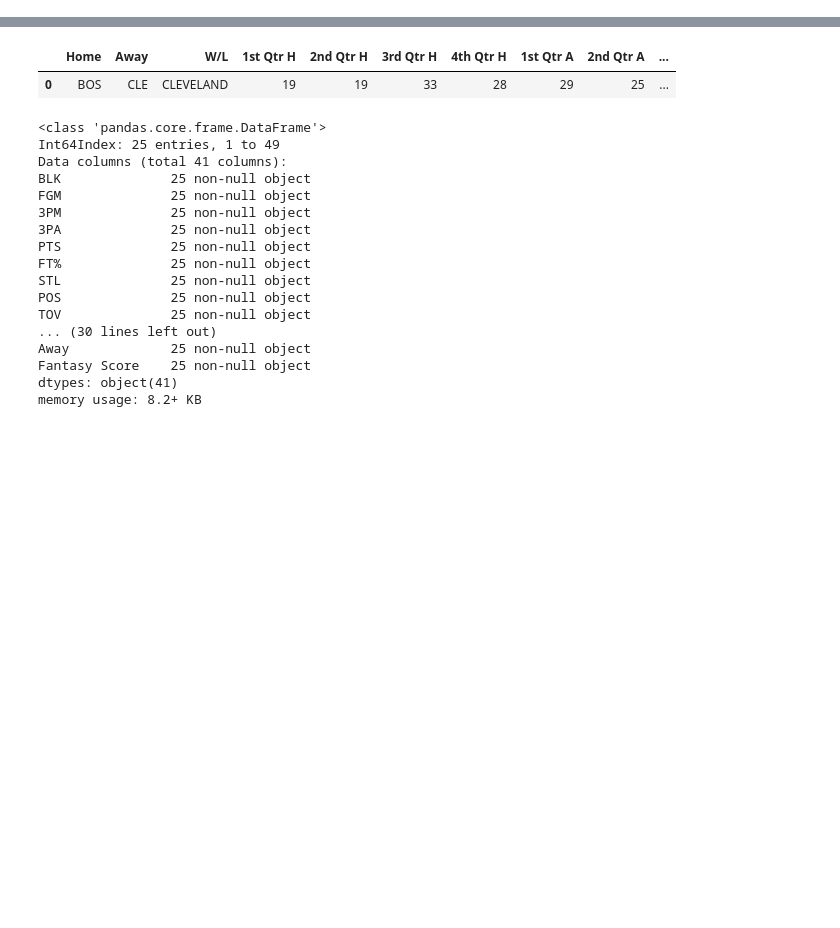
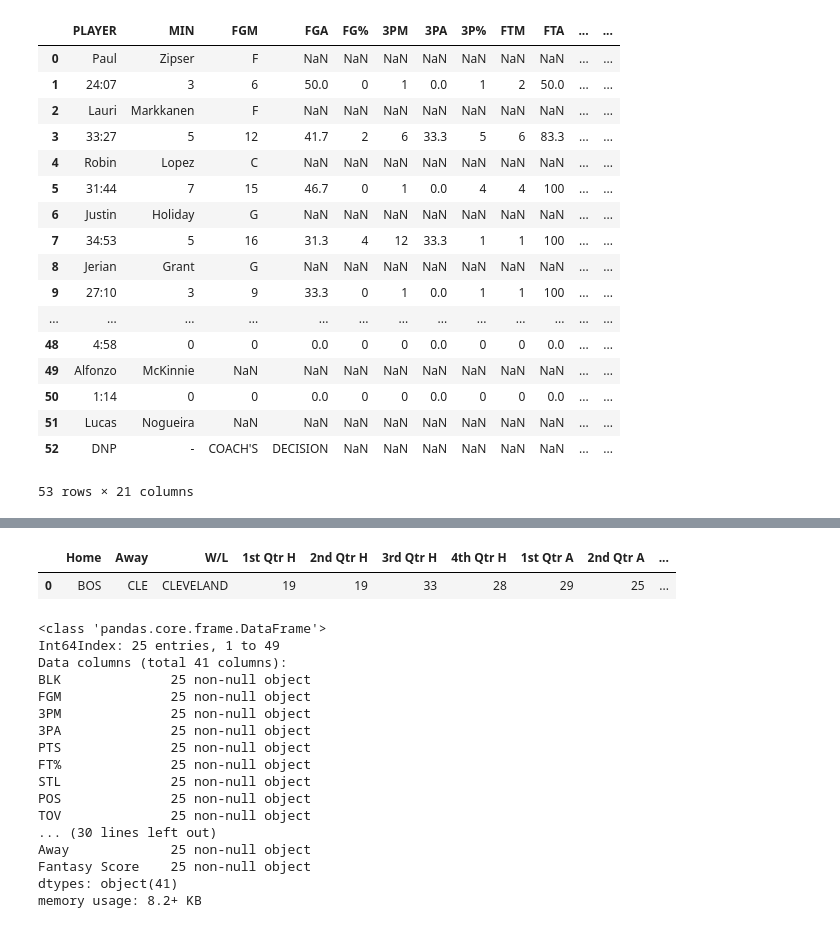
Before and after one commit to matgraham/nba, a Jupyter notebook: NBA_ML.ipynb, the cells around one changed output, grey strips where cells are left out. Saved outputs shown, nothing was run; the diff lists cells and outputs as text; code cells hidden in the pictures; blank space fills up the shorter version.

```diff
--- a/NBA_ML.ipynb
+++ b/NBA_ML.ipynb
@@ -18,6 +18,27 @@ statsDF = statsDF[statsDF.PLAYER != 'PLAYER']
 statsDF = statsDF[statsDF.PLAYER != 'Totals:']
 statsDF = statsDF[statsDF.PLAYER != 'INACTIVE']
 statsDF = statsDF.reset_index(drop=True)
+# %%
+statsDF
+# %% [output]
+|  | PLAYER | MIN | FGM | FGA | FG% | 3PM | 3PA | 3P% | FTM | FTA | ... | ... |
+| 0 | Paul | Zipser | F | NaN | NaN | NaN | NaN | NaN | NaN | NaN | ... | ... |
+| 1 | 24:07 | 3 | 6 | 50.0 | 0 | 1 | 0.0 | 1 | 2 | 50.0 | ... | ... |
+| 2 | Lauri | Markkanen | F | NaN | NaN | NaN | NaN | NaN | NaN | NaN | ... | ... |
+| 3 | 33:27 | 5 | 12 | 41.7 | 2 | 6 | 33.3 | 5 | 6 | 83.3 | ... | ... |
+| 4 | Robin | Lopez | C | NaN | NaN | NaN | NaN | NaN | NaN | NaN | ... | ... |
+| 5 | 31:44 | 7 | 15 | 46.7 | 0 | 1 | 0.0 | 4 | 4 | 100 | ... | ... |
+| 6 | Justin | Holiday | G | NaN | NaN | NaN | NaN | NaN | NaN | NaN | ... | ... |
+| 7 | 34:53 | 5 | 16 | 31.3 | 4 | 12 | 33.3 | 1 | 1 | 100 | ... | ... |
+| 8 | Jerian | Grant | G | NaN | NaN | NaN | NaN | NaN | NaN | NaN | ... | ... |
+| 9 | 27:10 | 3 | 9 | 33.3 | 0 | 1 | 0.0 | 1 | 1 | 100 | ... | ... |
+| ... | ... | ... | ... | ... | ... | ... | ... | ... | ... | ... | ... | ... |
+| 48 | 4:58 | 0 | 0 | 0.0 | 0 | 0 | 0.0 | 0 | 0 | 0.0 | ... | ... |
+| 49 | Alfonzo | McKinnie | NaN | NaN | NaN | NaN | NaN | NaN | NaN | NaN | ... | ... |
+| 50 | 1:14 | 0 | 0 | 0.0 | 0 | 0 | 0.0 | 0 | 0 | 0.0 | ... | ... |
+| 51 | Lucas | Nogueira | NaN | NaN | NaN | NaN | NaN | NaN | NaN | NaN | ... | ... |
+| 52 | DNP | - | COACH'S | DECISION | NaN | NaN | NaN | NaN | NaN | NaN | ... | ... |
+53 rows × 21 columns
 # %%
 home_city = []
 flag = 0
```
Also changed, not shown: parts of 4 cells of this notebook, 6 other files.
